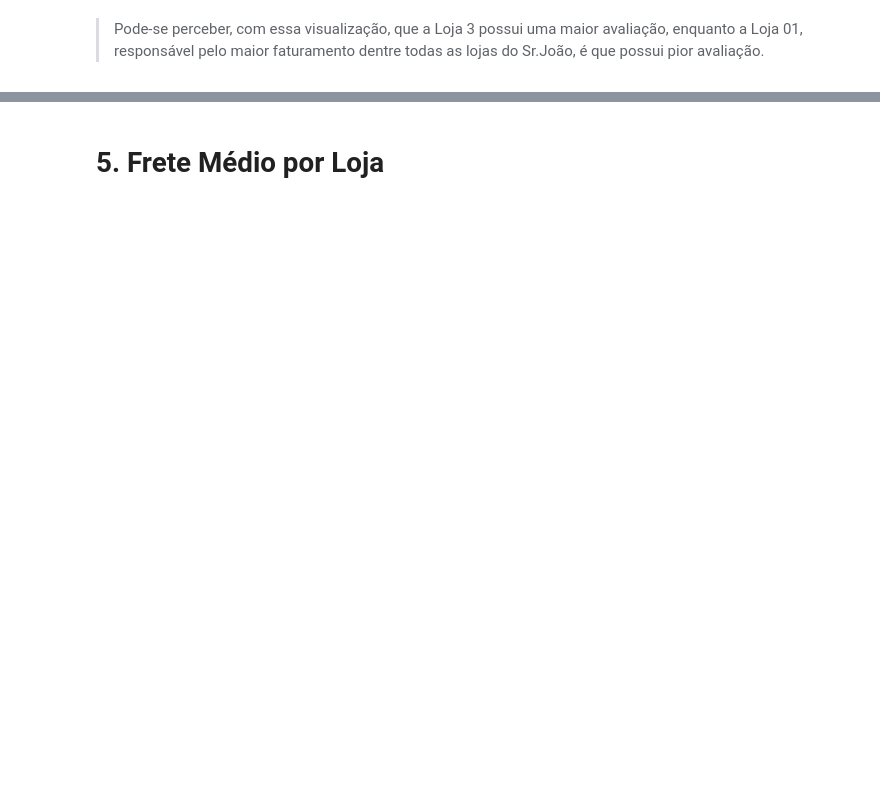
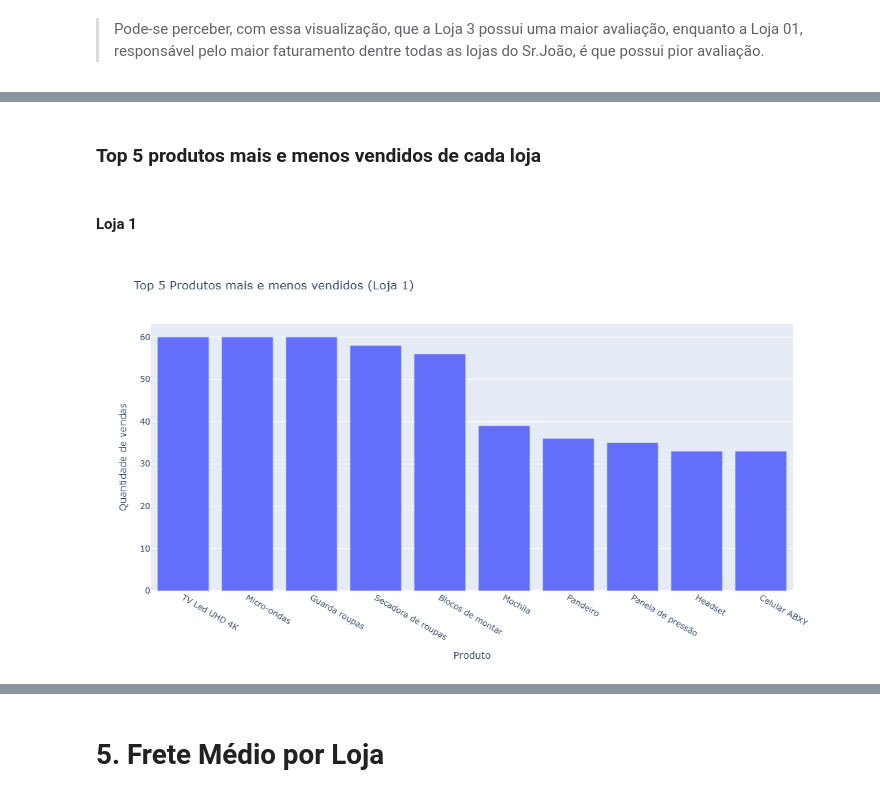
Before and after one commit to louuispy/Challenge-Alura-Store-BR, a Jupyter notebook: AluraStoreBrasil.ipynb, the cells around one changed output, grey strips where cells are left out. Drawn from its saved outputs; the diff is of its cells as text; code cells hidden in the pictures; blank space fills up the shorter version.

```diff
--- a/AluraStoreBrasil.ipynb
+++ b/AluraStoreBrasil.ipynb
@@ -404,0 +571,5 @@ fig.show()
+# %%
+produtos_mais_vendidos_por_id = lojas.groupby('ID da Loja')[['Produto', 'Categoria do Produto']].value_counts().sort_values(ascending=False).reset_index()
+# %%
+produtos_mais_vendidos_por_id.rename({"count": "Quantidade de vendas"}, axis=1, inplace=True)
+produtos_mais_vendidos_por_id
@@ -404,0 +592,3 @@ fig.show()
+# %%
+produtos_mais_vendidos_loja1 = produtos_mais_vendidos_por_id.query('`ID da Loja` == "Loja 01"')
+produtos_mais_vendidos_loja1
@@ -404,0 +703,20 @@ fig.show()
+# %% [markdown]
+### Top 5 produtos mais e menos vendidos de cada loja
+# %% [markdown]
+#### Loja 1
+# %%
+top5_mais_menos_vendidos_loja1 = pd.concat([produtos_mais_vendidos_loja1.head(), produtos_mais_vendidos_loja1.tail()], ignore_index=True)
+top5_mais_menos_vendidos_loja1
+
+fig = px.bar(top5_mais_menos_vendidos_loja1,
+             x='Produto', y='Quantidade de vendas',
+             hover_data=['Categoria do Produto'],
+             labels=({'Categoria do Produto': 'Categoria do Produto'}),
+             title='Top 5 Produtos mais e menos vendidos (Loja 1)',
+             color_discrete_sequence=px.colors.qualitative.Plotly,
+             height=600
+            )
+
+fig.show()
+# %% [output]
+[figure, added]
```
Also changed, not shown: parts of 59 cells of this notebook.
